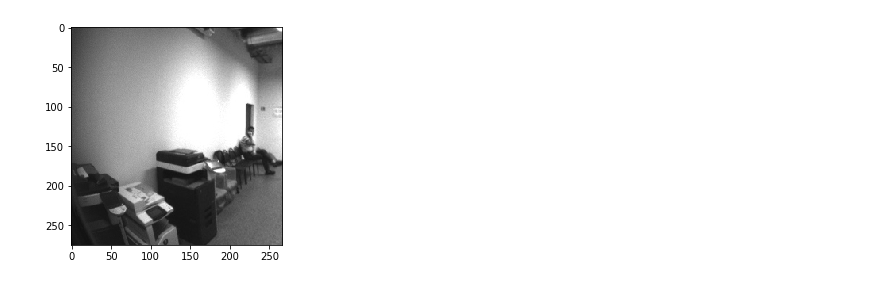
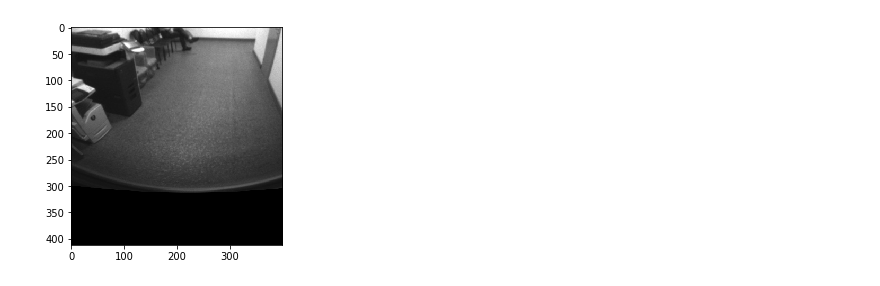
Before and after one commit to KarmanovDD/dioramTest, a Jupyter notebook: main.ipynb, the cells around one changed output. Drawn from its saved outputs; the diff is of its cells as text; code cells hidden in the pictures.

```diff
--- a/main.ipynb
+++ b/main.ipynb
@@ -4,10 +4,12 @@
 # %%
 import cv2
 import numpy as np
+import math
+import os
 from matplotlib import pyplot as plt
 
 def eulerAnglesToRotationMatrix(theta):
-    theta = theta*np.pi/180
+    theta = theta*math.pi/180
 
     R_x = np.array([[1,         0,                  0                   ],
                     [0,         math.cos(theta[0]), -math.sin(theta[0]) ],
@@ -28,36 +30,42 @@ def eulerAnglesToRotationMatrix(theta):
 
 
     R = np.dot(R_z, np.dot( R_y, R_x ))
 
     return R
 
 def getRotatedImage(hor = 0.0, vert = 0.0):
     """homography camera rotation for the test example
 
     Keyword arguments:
     hor -- horizontal rotation angle in degrees (default 0.0)
     vert -- vertical rotation angle in degrees (default 0.0)
 
 
     """
-    image = cv2.imread(r'C:\Users\pervo\Documents\repos\dioramTest\1.jpeg')
+    image = cv2.imread(os.getcwd() + r'\1.jpeg')
     K = np.array([283.3204, 0, 425.59799,0, 284.35281, 403.94809, 0, 0, 1]).reshape(3,3)
     D = np.array([-0.001933632, 0.03497972, -0.032952748, 0.0049995692, 0, 0, 0, 0, 0, 0, 0, 0, 0, 0])
     R = eulerAnglesToRotationMatrix(np.array([-vert, -hor, 0]))
-    newK = K
+    t = np.array([[0],[0],[0]])
+    #C = np.append(R, t, 1)
+
     h,  w = image.shape[:2]
+    newK, roi=cv2.getOptimalNewCameraMatrix(K,D,(w,h),0,(w,h))
 
     mapx,mapy = cv2.initUndistortRectifyMap(K,D,R,newK,(int(newK[0,2]*2),int(newK[1,2]*2)), 5)
-    dst = cv2.remap(image,mapx,mapy,cv2.INTER_CUBIC)
+    dst = cv2.remap(image,mapx,mapy,cv2.INTER_LINEAR)
+    #plt.imshow(dst)
+    #plt.show()
 
-    h1= h/6
-    w1= w/6
+    h1= h/4
+    w1= w/4
     dst = dst[int(w/2-w1):int(w/2+h1), int(h/2-h1):int(h/2+h1)]
+
     return dst
 
 if __name__ == '__main__':
     rotImage = getRotatedImage(-20,-5)
     plt.imshow(rotImage)
     plt.show()
 # %% [output]
-[figure, old version]
+[figure, new version]
```
Also changed, not shown: parts of 3 cells of this notebook.
